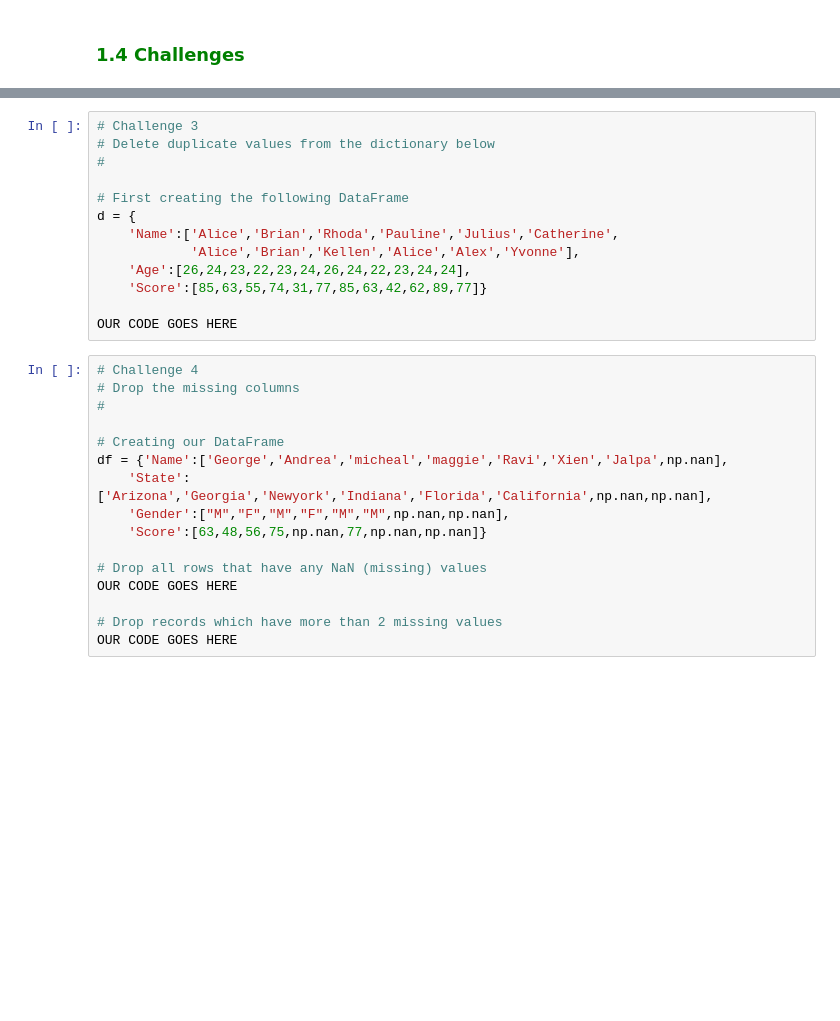
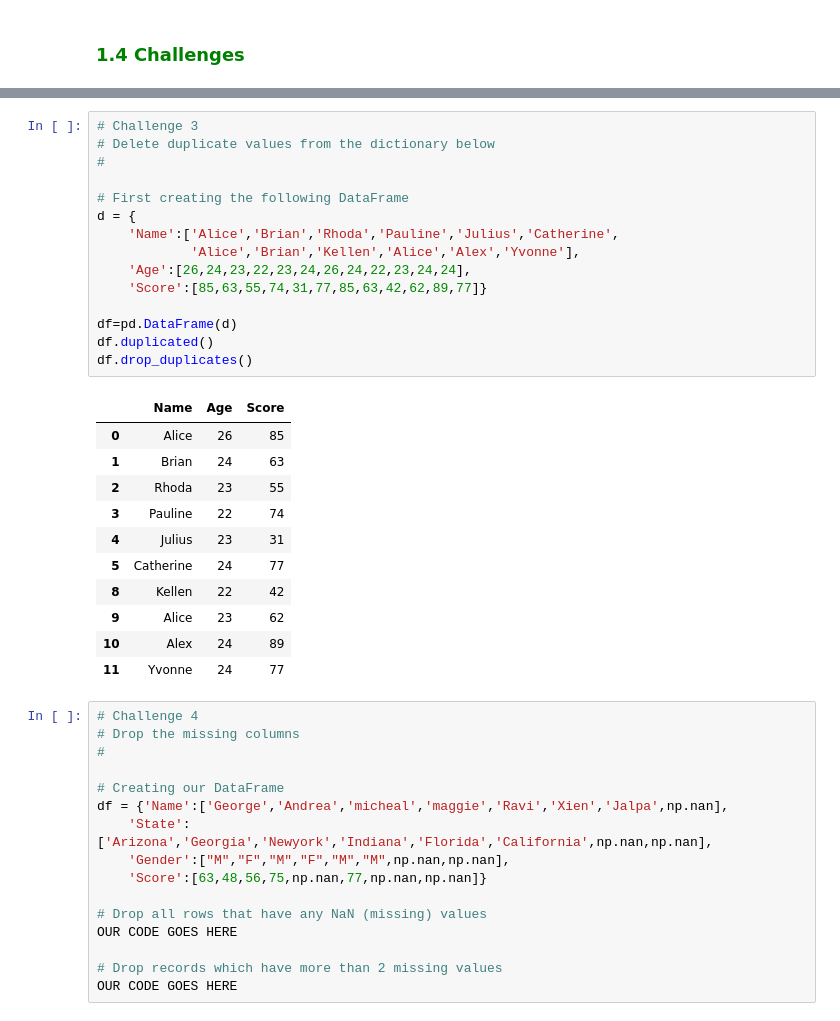
Before and after one commit to kahuroA/NUMPY_PRACTICE, a Jupyter notebook: Copy_of_Pandas_Basics_II.ipynb, the cells around one changed output, grey strips where cells are left out. Saved outputs shown, nothing was run; the diff lists cells and outputs as text; blank space fills up the shorter version.

```diff
--- a/Copy_of_Pandas_Basics_II.ipynb
+++ b/Copy_of_Pandas_Basics_II.ipynb
@@ -752,16 +862,30 @@ OUR CODE GOES HERE
 # %%
 # Challenge 3
 # Delete duplicate values from the dictionary below
 #
 
 # First creating the following DataFrame
 d = {
     'Name':['Alice','Brian','Rhoda','Pauline','Julius','Catherine',
             'Alice','Brian','Kellen','Alice','Alex','Yvonne'],
     'Age':[26,24,23,22,23,24,26,24,22,23,24,24],
     'Score':[85,63,55,74,31,77,85,63,42,62,89,77]}
 
-OUR CODE GOES HERE
+df=pd.DataFrame(d)
+df.duplicated()
+df.drop_duplicates()
+# %% [output]
+|  | Name | Age | Score |
+| 0 | Alice | 26 | 85 |
+| 1 | Brian | 24 | 63 |
+| 2 | Rhoda | 23 | 55 |
+| 3 | Pauline | 22 | 74 |
+| 4 | Julius | 23 | 31 |
+| 5 | Catherine | 24 | 77 |
+| 8 | Kellen | 22 | 42 |
+| 9 | Alice | 23 | 62 |
+| 10 | Alex | 24 | 89 |
+| 11 | Yvonne | 24 | 77 |
 # %%
 # Challenge 4
 # Drop the missing columns
```
Also changed, not shown: parts of 16 cells of this notebook.
